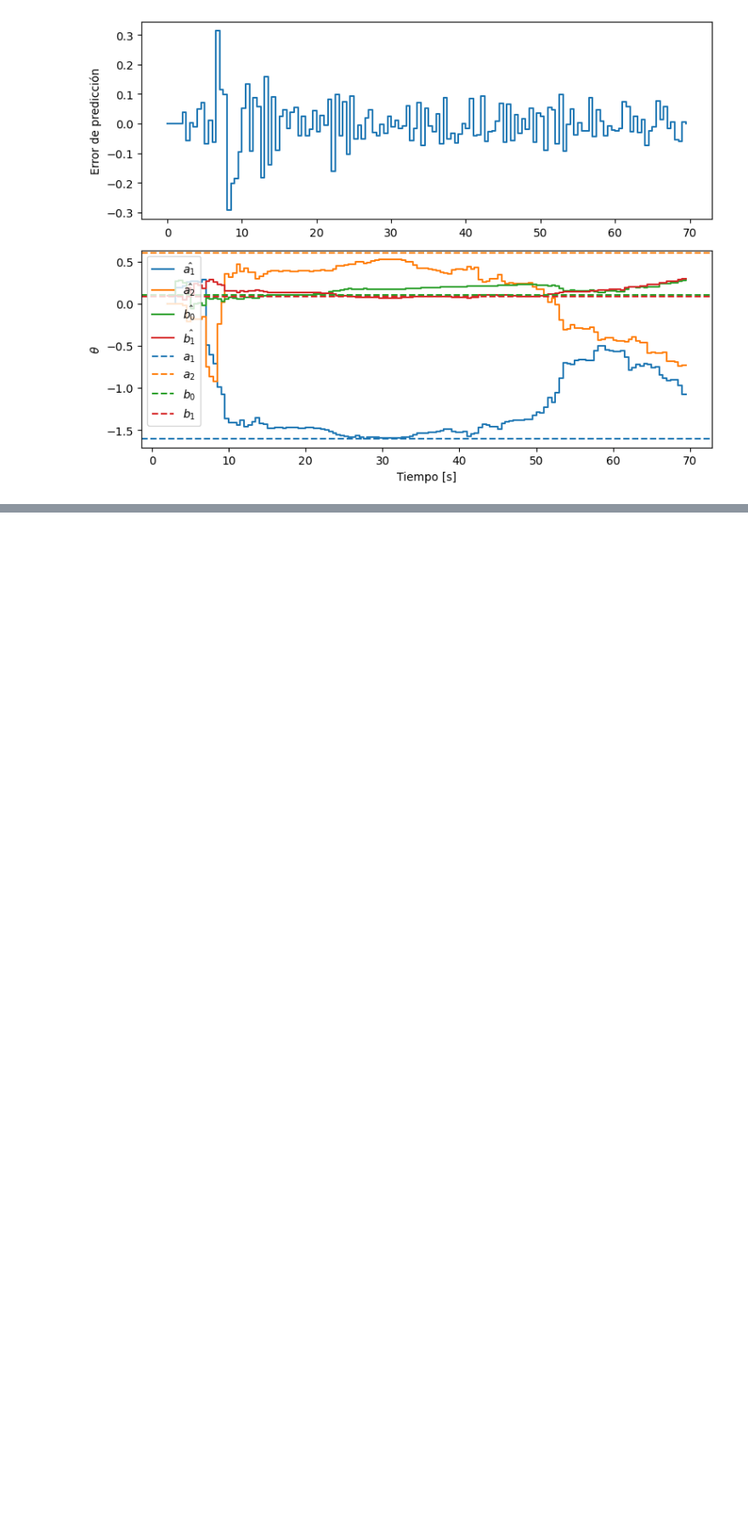
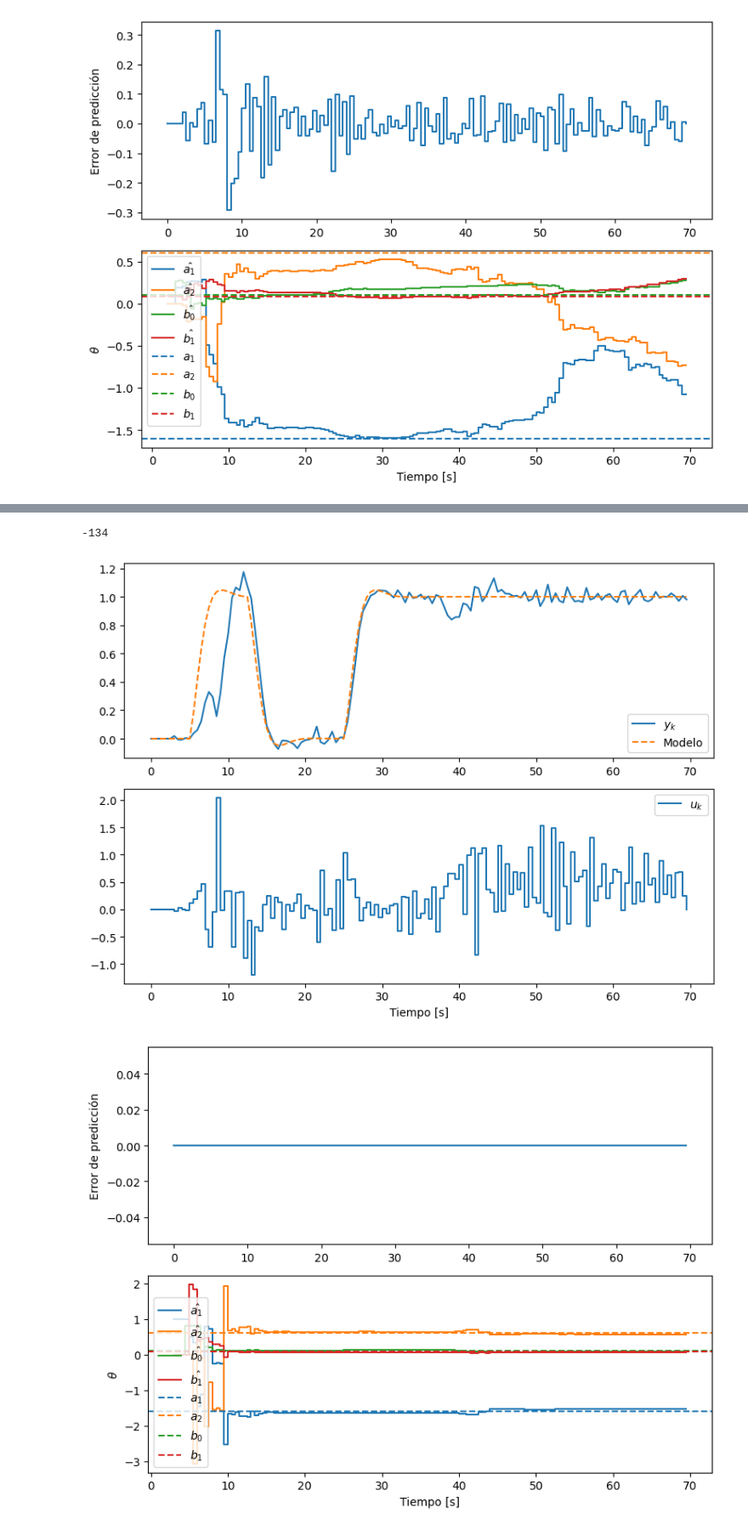
Before and after one commit to pgonfiuba/ica, a Jupyter notebook: 8. STR/STR_perturbaciones.ipynb, the cells around one changed output, grey strips where cells are left out. Shown at 85% size. Drawn from its saved outputs; the diff is of its cells as text; code cells hidden in the pictures; blank space fills up the shorter version.

Commit message:
STR con identificador OE usando LM

```diff
--- a/8. STR/STR_perturbaciones.ipynb
+++ b/8. STR/STR_perturbaciones.ipynb
@@ -634,4 +640,7 @@ simular_STR_indirecto(G,Gm,t,r=r,v=v,sigma_e=0.02)
 # %%
+from scipy.optimize import least_squares
+from scipy.signal import lfilter
+
 def simular_STR_indirecto(G,Gm,t,r=None,v=None,sigma_e=0.0):
     # --- Simulación ---
     n_steps = len(t)
@@ -655,14 +664,10 @@ def simular_STR_indirecto(G,Gm,t,r=None,v=None,sigma_e=0.0):
     yf = np.zeros(n_steps)
     uf = np.zeros(n_steps)
 
-    lambda_ = 0.95
     na = 2
     nb = 2
 
-    theta_hat = np.zeros(na+nb)
-    theta_hat[-1] = 0.1
-    theta_hat[-2] = 0.1
-    P = 100 * np.eye(na+nb)          # matriz de incertidumbre grande
+    theta_hat = np.r_[1,0,0,0]
     theta_hist = []
     theta_real = [-1.6065, 0.6065, 0.1065, 0.0902]
 
@@ -672,24 +677,33 @@ def simular_STR_indirecto(G,Gm,t,r=None,v=None,sigma_e=0.0):
     # Estado continuo
     Gss = ctrl.tf2ss(G)
     x = np.zeros(Gss.A.shape[0])
-    for k in range(3, n_steps-1):
+
+    def residuals(theta, u, y_meas, na, nb):
+        # Extraer parámetros
+        a = np.r_[1, theta[:na]]        # [1, a1, ..., a_na]
+        b = np.r_[0, theta[na:na+nb]]   # [0, b1, ..., b_nb]
+        # Simulación con lfilter
+        y_sim = lfilter(b, a, u)
+        return y_sim - y_meas
+
+
+    for k in range(na+nb+1, n_steps-1):
         # **********  Filtrado de las señales del identificador
         yf[k] = Ad @ y[k:k-len(Ad):-1]
         uf[k-1] = Ad @ u[k-1:k-1-len(Ad):-1]
 
         # **********  Identificación
-        phi = np.concatenate((-yf[k-1:k-na-1:-1], uf[k-1:k-nb-1:-1]))   # vector de regresores
-        y_hat[k] = phi @ theta_hat
-        err[k] = yf[k] - y_hat[k]
-
-        K = P @ phi / (lambda_ + phi.T @ P @ phi)
-        theta_hat = theta_hat + K * err[k]
-        P = (P - np.outer(K, phi) @ P) / lambda_
+        window = min(k, 300)
+        res = least_squares(residuals,
+                            theta_hat,
+                            args=(uf[k-window:k], yf[k-window:k],na,nb),
+                            method='lm',
+                            max_nfev=100)
+        theta_hat = res.x
 
         # Armo los polinomios de la planta según la identificación
-        A = [1 , theta_hat[0], theta_hat[1]]
-        B = [theta_hat[2], theta_hat[3]]
-
+        A = np.r_[1, theta_hat[:na]]
+        B = np.r_[theta_hat[na:na+nb]]
 
         # **********  Cálculo del controlador
         # Parámetros de diseño del control
@@ -709,6 +723,12 @@ def simular_STR_indirecto(G,Gm,t,r=None,v=None,sigma_e=0.0):
         R = np.polymul(R_bar,Rd)
         T = np.polymul(Ao,Bm_bar)
 
+        # Si arranco con adaptativo de una, se va a los caños
+        if k<10:
+            R=[1,       0.111095]
+            S=[ 1.64211563, -0.74700141]
+            T=[0.89511422, 0        ]
+
         # **********  Cálculo de la acción de control
         # Calcular u[k] según controlador discreto:
         # R(q)u = T(q)r - S(q)y
@@ -717,9 +737,6 @@ def simular_STR_indirecto(G,Gm,t,r=None,v=None,sigma_e=0.0):
         u[k] = (np.dot(T,r[k:k-len(T):-1])
                 - np.dot(S, y[k:k-len(S):-1])
                 - np.dot(R[1:], u[k-1:k-len(R):-1]))/R[0]
-
-        # Calculo la evolución de y usando el modelo de la planta discretizada
-        #y[k+1] = (np.dot(B,u[k:k-len(B):-1]) - np.dot(A[1:], y[k:k+1-len(A):-1]))/A[0]
 
         # Simular dinámica continua con entrada u[k]
         resp = ctrl.forced_response(Gss, [t[k-1], t[k]], U=u[k]+v[k], X0=x,return_states=True)
@@ -754,31 +771,35 @@ def simular_STR_indirecto(G,Gm,t,r=None,v=None,sigma_e=0.0):
     print(-len(theta_hist))
     for idx_na in range(0,na):
         plt.step(t[-len(theta_hist):],theta_hist[:,idx_na], label=f"$\\hat{{a_{idx_na+1}}}$",where='post')
     for idx_nb in range(0,nb):
         plt.step(t[-len(theta_hist):],theta_hist[:,na+idx_nb], label=f"$\\hat{{b_{idx_nb}}}$",where='post')
 
     if theta_real!=None:
         colors = plt.rcParams['axes.prop_cycle'].by_key()['color']
         for idx_na in range(na):
             color = colors[idx_na % len(colors)]
             plt.axhline(theta_real[idx_na], linestyle='--', color=color, label=f"$a_{idx_na+1}$")
         for idx_nb in range(nb):
             color = colors[(idx_nb+na) % len(colors)]
             plt.axhline(theta_real[idx_nb+na], linestyle='--', color=color, label=f"$b_{idx_nb}$")
 
     plt.legend()
     plt.xlabel('Tiempo [s]')
     plt.ylabel('$\\theta$')
     plt.tight_layout()
     plt.show()
 
 
 # Simulación
 t_final = 70
 t = np.arange(0, t_final, Ts)
 r = np.zeros_like(t)
 r[10:25] = 1
 r[50:] = 1
 v = np.zeros_like(t)
 v[75:] = -0.5
-simular_STR_indirecto(G,Gm,t,r=r,v=v,sigma_e=0.0)
+simular_STR_indirecto(G,Gm,t,r=r,v=v,sigma_e=0.02)
+# %% [output]
+-134
+[figure, added]
+[figure, added]
```
Also changed, not shown: parts of 6 cells of this notebook.
